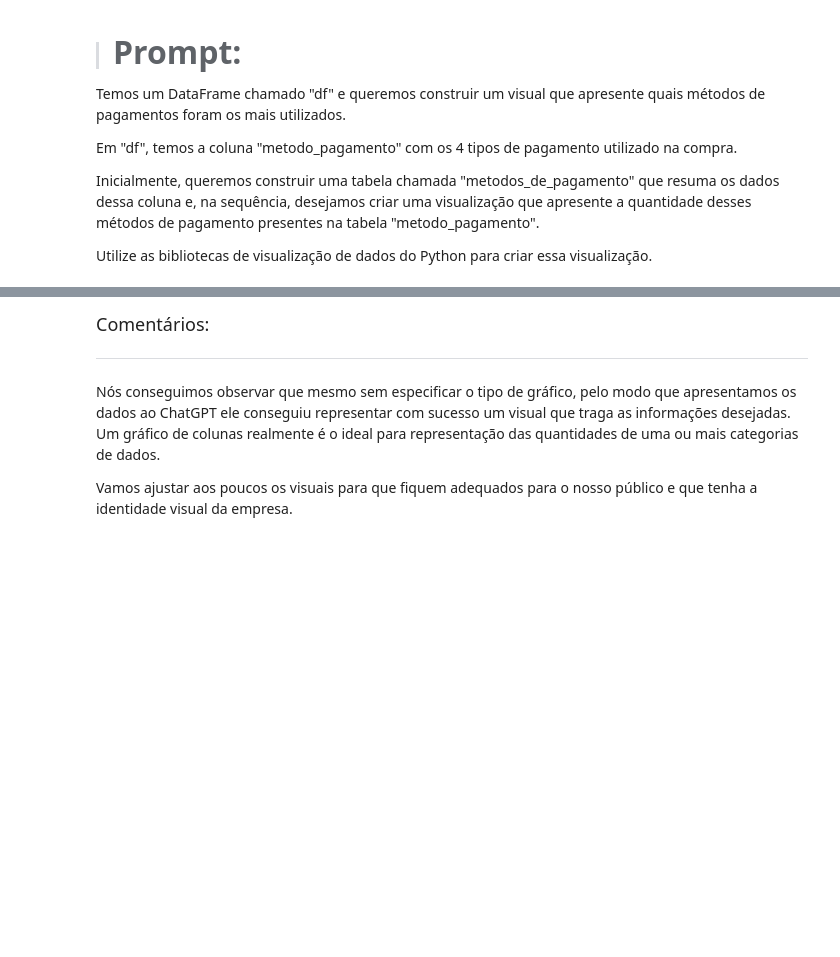
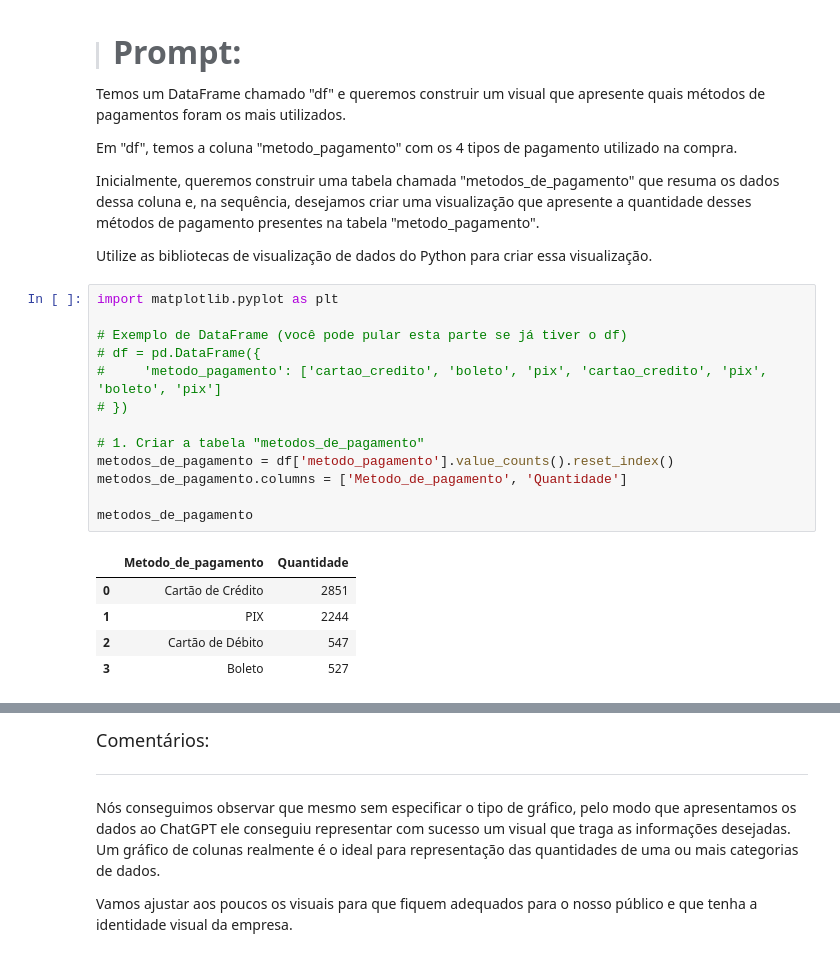
Before and after one commit to TheGabrielVieira/ia-datascience-dataviz, a Jupyter notebook: notebooks/Projeto_IA_aplicada_a_Data_Science.ipynb, the cells around one changed output, grey strips where cells are left out. Saved outputs shown, nothing was run; the diff lists cells and outputs as text; blank space fills up the shorter version.

```diff
--- a/notebooks/Projeto_IA_aplicada_a_Data_Science.ipynb
+++ b/notebooks/Projeto_IA_aplicada_a_Data_Science.ipynb
@@ -430,3 +430,22 @@ Em "df", temos a coluna "metodo_pagamento" com os 4 tipos de pagamento utilizado
 Inicialmente, queremos construir uma tabela chamada "metodos_de_pagamento" que resuma os dados dessa coluna e, na sequência, desejamos criar uma visualização que apresente a quantidade desses métodos de pagamento presentes na tabela "metodo_pagamento".
 
 Utilize as bibliotecas de visualização de dados do Python para criar essa visualização.
+# %%
+import matplotlib.pyplot as plt
+
+# Exemplo de DataFrame (você pode pular esta parte se já tiver o df)
+# df = pd.DataFrame({
+#     'metodo_pagamento': ['cartao_credito', 'boleto', 'pix', 'cartao_credito', 'pix', 'boleto', 'pix']
+# })
+
+# 1. Criar a tabela "metodos_de_pagamento"
+metodos_de_pagamento = df['metodo_pagamento'].value_counts().reset_index()
+metodos_de_pagamento.columns = ['Metodo_de_pagamento', 'Quantidade']
+
+metodos_de_pagamento
+# %% [output]
+|  | Metodo_de_pagamento | Quantidade |
+| 0 | Cartão de Crédito | 2851 |
+| 1 | PIX | 2244 |
+| 2 | Cartão de Débito | 547 |
+| 3 | Boleto | 527 |
```
Also changed, not shown: parts of 1 cell of this notebook.
